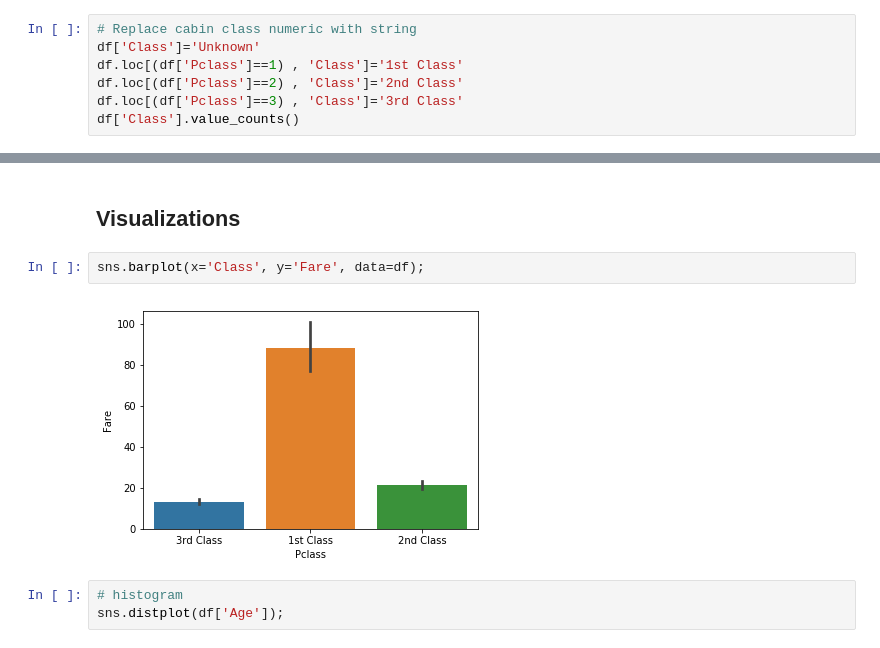
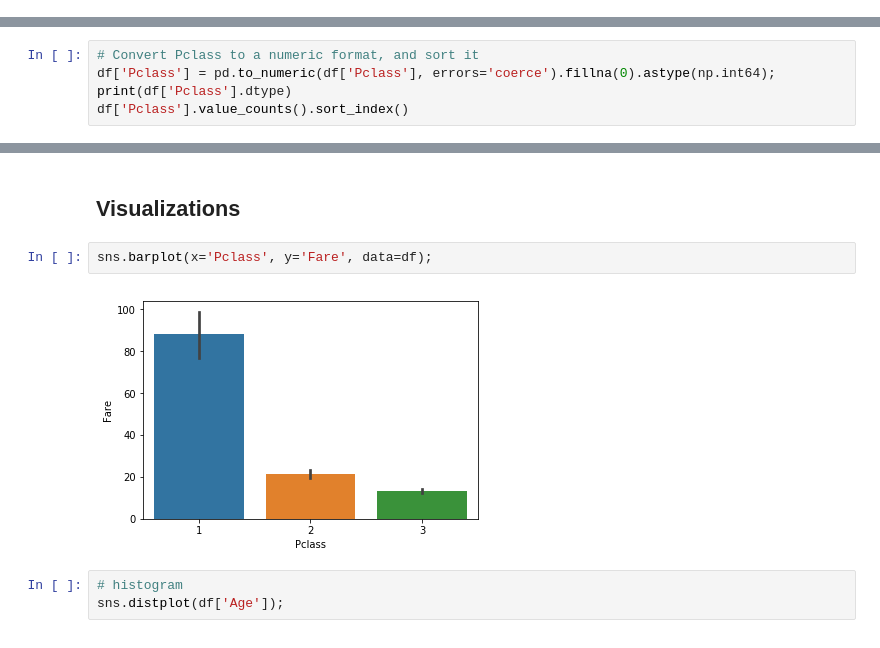
Before and after one commit to austinlasseter/plotly_dash_tutorial, a Jupyter notebook: Exploring the example dataset.ipynb, the cells around one changed output, grey strips where cells are left out. Drawn from its saved outputs; the diff is of its cells as text.

```diff
--- a/Exploring the example dataset.ipynb
+++ b/Exploring the example dataset.ipynb
@@ -31,10 +31,3 @@ Southampton    554
 Cherbourg      130
 Queenstown      28
 Name: Embarked, dtype: int64
-# %%
-# Replace cabin class numeric with string
-df['Class']='Unknown'
-df.loc[(df['Pclass']==1) , 'Class']='1st Class'
-df.loc[(df['Pclass']==2) , 'Class']='2nd Class'
-df.loc[(df['Pclass']==3) , 'Class']='3rd Class'
-df['Class'].value_counts()
@@ -43,0 +34,5 @@ Name: Class, dtype: int64
+# %%
+# Convert Pclass to a numeric format, and sort it
+df['Pclass'] = pd.to_numeric(df['Pclass'], errors='coerce').fillna(0).astype(np.int64);
+print(df['Pclass'].dtype)
+df['Pclass'].value_counts().sort_index()
@@ -90,9 +91,9 @@ Name: Embarked, dtype: int64
 # %% [markdown]
 ## Visualizations
 # %%
-sns.barplot(x='Class', y='Fare', data=df);
+sns.barplot(x='Pclass', y='Fare', data=df);
 # %% [output]
-[figure, old version]
+[figure, new version]
 # %%
 # histogram
 sns.distplot(df['Age']);
```
Also changed, not shown: parts of 6 cells of this notebook, 2 other files.
